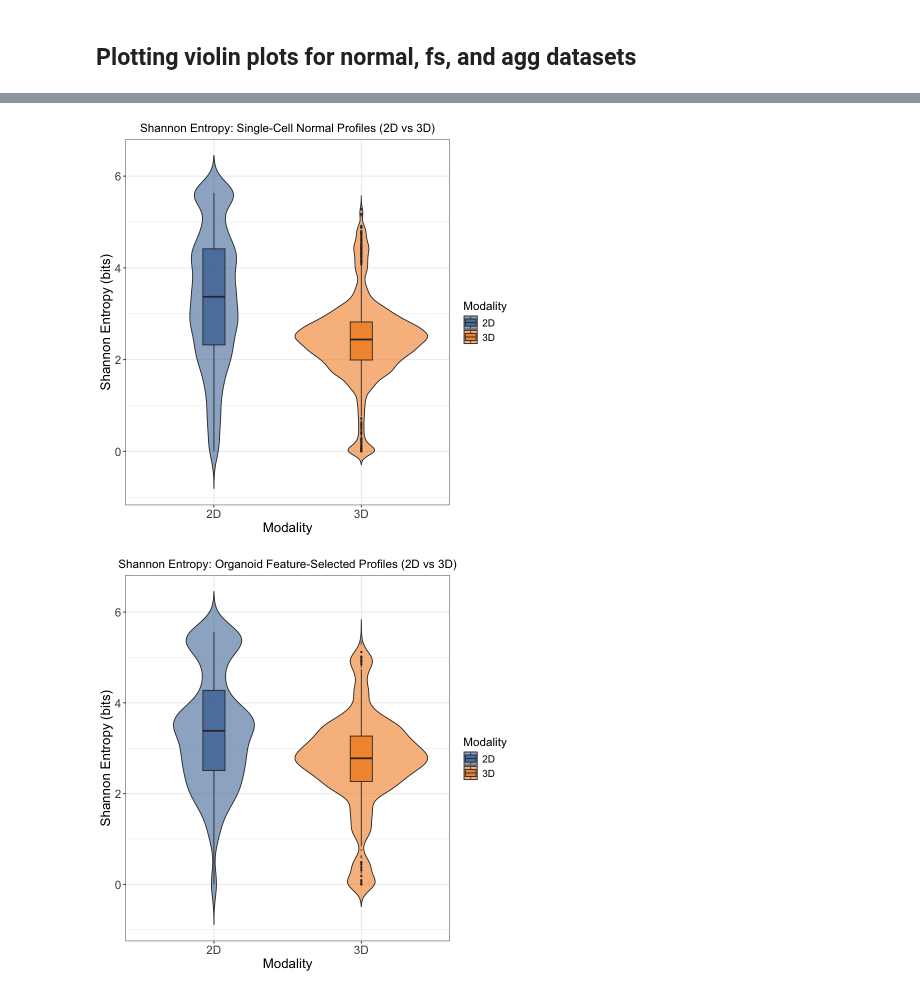
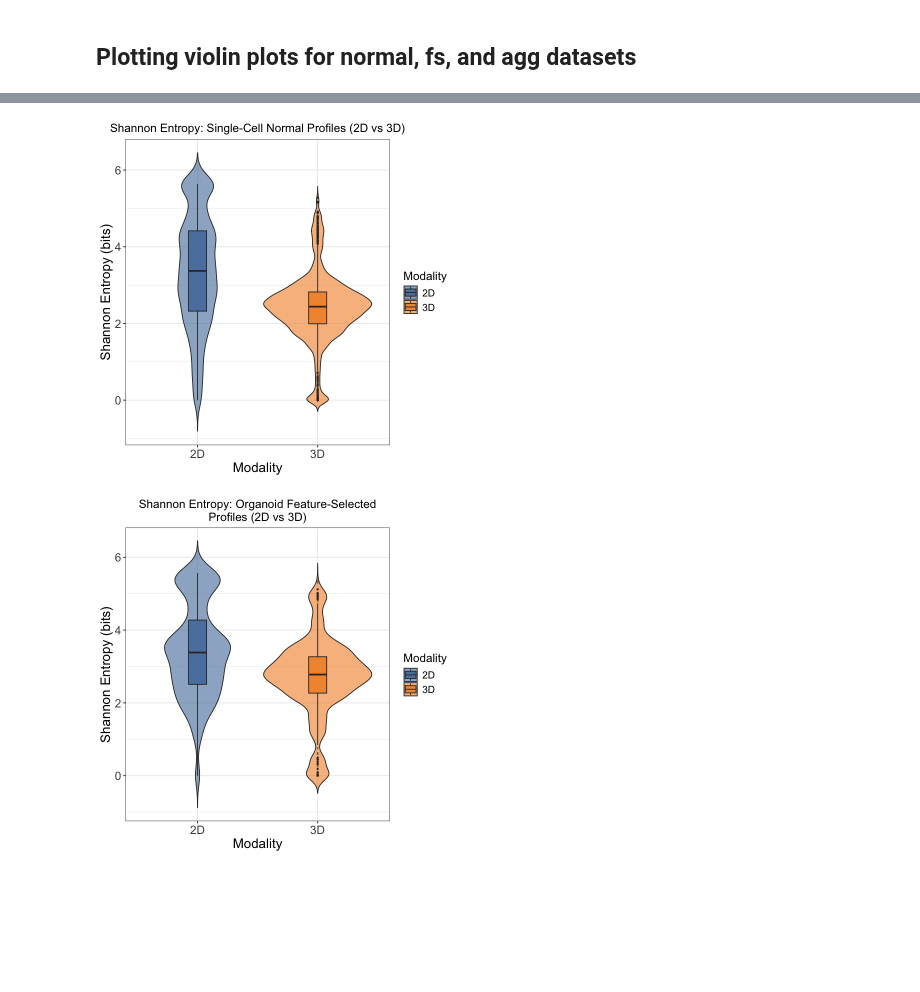
Before and after one commit to MikeLippincott/NF1_organoid_profile_analysis, a Jupyter notebook: 1.EDA/notebooks/13.plot_shannon_entropy.ipynb, the cells around one changed output, grey strips where cells are left out. Cells and saved outputs as stored; diff of their text form; code cells hidden in the pictures; blank space fills up the shorter version.

```diff
--- a/1.EDA/notebooks/13.plot_shannon_entropy.ipynb
+++ b/1.EDA/notebooks/13.plot_shannon_entropy.ipynb
@@ -70,7 +70,7 @@ sc_agg_3d       <- arrow::read_parquet(file.path(entropy_dir, "3D_sc_agg_entropy
 
 # Combine 2D + 3D and set ordered factor
 fix_modality <- function(df) {
-    df$modality <- factor(df$modality, levels = c("2D", "3D"))
+    df$imaging_modality <- factor(df$imaging_modality, levels = c("2D", "3D"))
     df
 }
 
@@ -97,7 +97,7 @@ entropy_theme <- theme(
 modality_colors <- c("2D" = "#4e79a7", "3D" = "#f28e2b")
 
 make_entropy_plot <- function(df, title) {
-    ggplot(df, aes(x = modality, y = entropy, fill = modality)) +
+    ggplot(df, aes(x = imaging_modality, y = entropy, fill = imaging_modality)) +
         geom_violin(alpha = 0.6, trim = FALSE) +
         geom_boxplot(width = 0.15, alpha = 0.85, outlier.size = 0.5, outlier.alpha = 0.4) +
         scale_fill_manual(values = modality_colors) +
@@ -112,6 +112,11 @@ make_entropy_plot <- function(df, title) {
 }
 # %% [markdown]
 ## Plotting violin plots for normal, fs, and agg datasets
+# %%
+width <- 6
+height <- 6
+dpi <- 600
+options(repr.plot.width = width, repr.plot.height = height)
 # %%
 organoid_normal_plot <- make_entropy_plot(
     organoid_normal_combined,
@@ -139,30 +144,30 @@ print(sc_normal_plot)
 ggsave(
     filename = file.path(figures_dir, "sc_normal_entropy_2D_vs_3D.png"),
     plot     = sc_normal_plot,
-    width    = 6,
-    height   = 6,
-    dpi      = 600,
+    width    = width,
+    height   = height,
+    dpi      = dpi,
     units    = "in"
 )
 # %% [output]
-[figure, old version]
+[figure, new version]
 # %%
 organoid_fs_plot <- make_entropy_plot(
     organoid_fs_combined,
-    "Shannon Entropy: Organoid Feature-Selected Profiles (2D vs 3D)"
+    "Shannon Entropy: Organoid Feature-Selected\nProfiles (2D vs 3D)"
 )
 print(organoid_fs_plot)
 
 ggsave(
     filename = file.path(figures_dir, "organoid_fs_entropy_2D_vs_3D.png"),
     plot     = organoid_fs_plot,
-    width    = 6,
-    height   = 6,
-    dpi      = 600,
+    width    = width,
+    height   = height,
+    dpi      = dpi,
     units    = "in"
 )
 # %% [output]
-[figure, old version]
+[figure, new version]
 # %%
 sc_fs_plot <- make_entropy_plot(
     sc_fs_combined,
```
Also changed, not shown: parts of 4 cells of this notebook, 11 other files.
